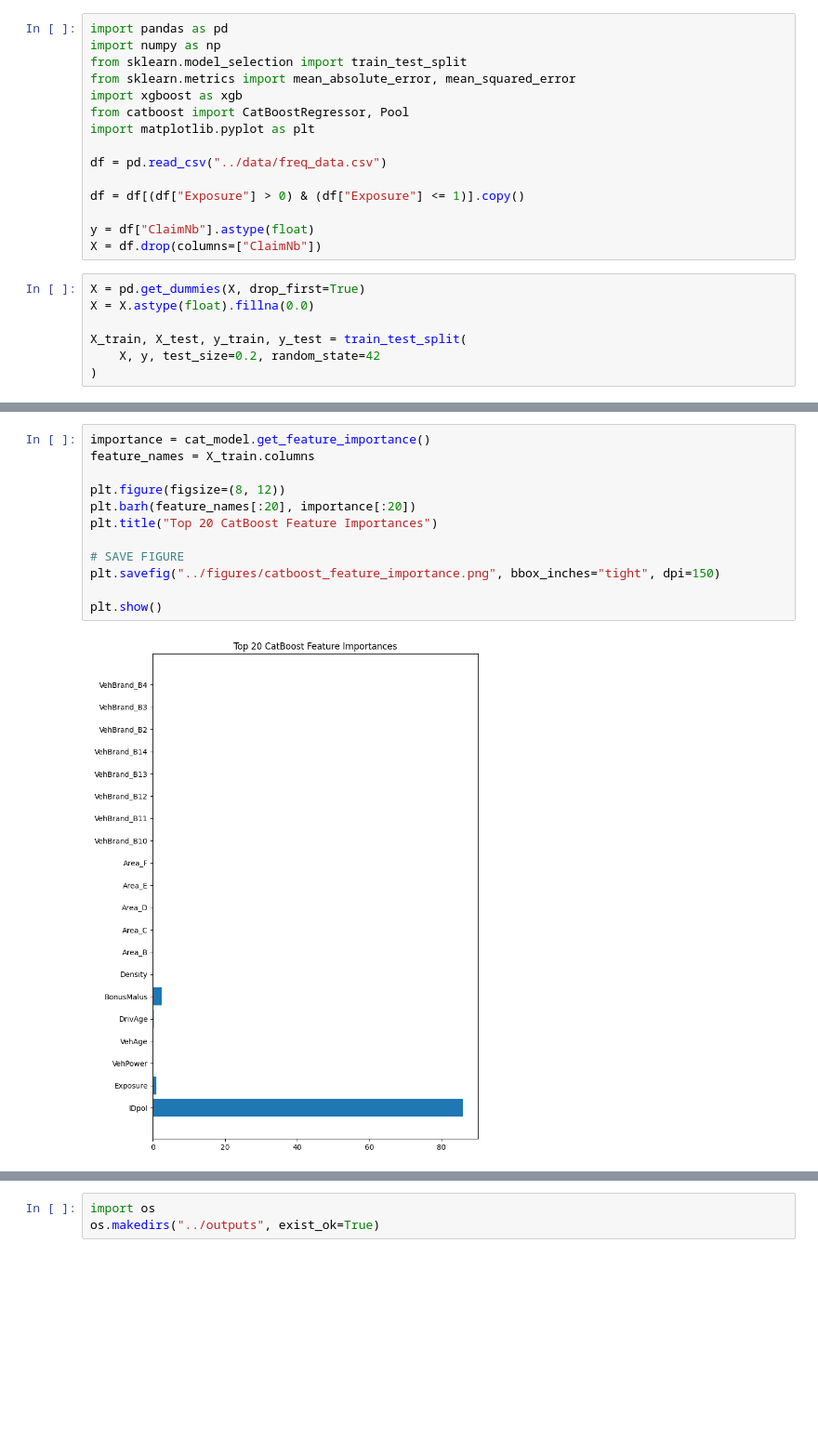
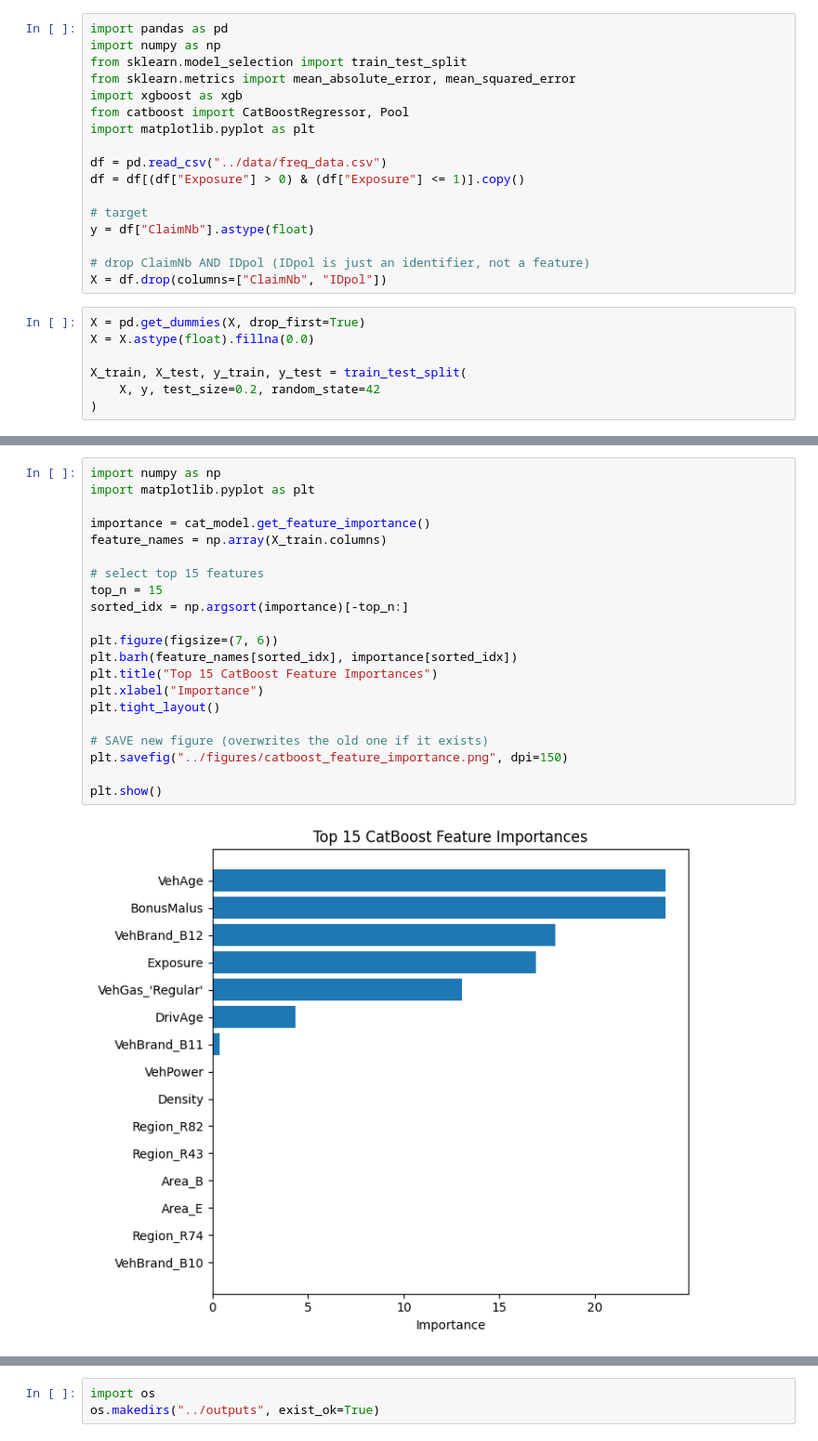
Before and after one commit to xguigax/insurance-pricing-motor-claims, a Jupyter notebook: notebooks/03_boosting.ipynb, the cells around one changed output, grey strips where cells are left out. Shown at 93% size. Saved outputs shown, nothing was run; the diff lists cells and outputs as text; blank space fills up the shorter version.

Commit message:
Update README and CatBoost results

```diff
--- a/notebooks/03_boosting.ipynb
+++ b/notebooks/03_boosting.ipynb
@@ -8,11 +8,13 @@ from catboost import CatBoostRegressor, Pool
 import matplotlib.pyplot as plt
 
 df = pd.read_csv("../data/freq_data.csv")
-
 df = df[(df["Exposure"] > 0) & (df["Exposure"] <= 1)].copy()
 
+# target
 y = df["ClaimNb"].astype(float)
-X = df.drop(columns=["ClaimNb"])
+
+# drop ClaimNb AND IDpol (IDpol is just an identifier, not a feature)
+X = df.drop(columns=["ClaimNb", "IDpol"])
 # %%
 X = pd.get_dummies(X, drop_first=True)
 X = X.astype(float).fillna(0.0)
@@ -44,17 +46,26 @@ cat_mae, cat_rmse
 # %%
+import numpy as np
+import matplotlib.pyplot as plt
+
 importance = cat_model.get_feature_importance()
-feature_names = X_train.columns
+feature_names = np.array(X_train.columns)
 
-plt.figure(figsize=(8, 12))
-plt.barh(feature_names[:20], importance[:20])
-plt.title("Top 20 CatBoost Feature Importances")
+# select top 15 features
+top_n = 15
+sorted_idx = np.argsort(importance)[-top_n:]
 
-# SAVE FIGURE
-plt.savefig("../figures/catboost_feature_importance.png", bbox_inches="tight", dpi=150)
+plt.figure(figsize=(7, 6))
+plt.barh(feature_names[sorted_idx], importance[sorted_idx])
+plt.title("Top 15 CatBoost Feature Importances")
+plt.xlabel("Importance")
+plt.tight_layout()
+
+# SAVE new figure (overwrites the old one if it exists)
+plt.savefig("../figures/catboost_feature_importance.png", dpi=150)
 
 plt.show()
 # %% [output]
-[figure, old version]
+[figure, new version]
 # %%
 xgb_model = xgb.XGBRegressor(
     n_estimators=300,
```
Also changed, not shown: parts of 2 cells of this notebook, 1 other file.
